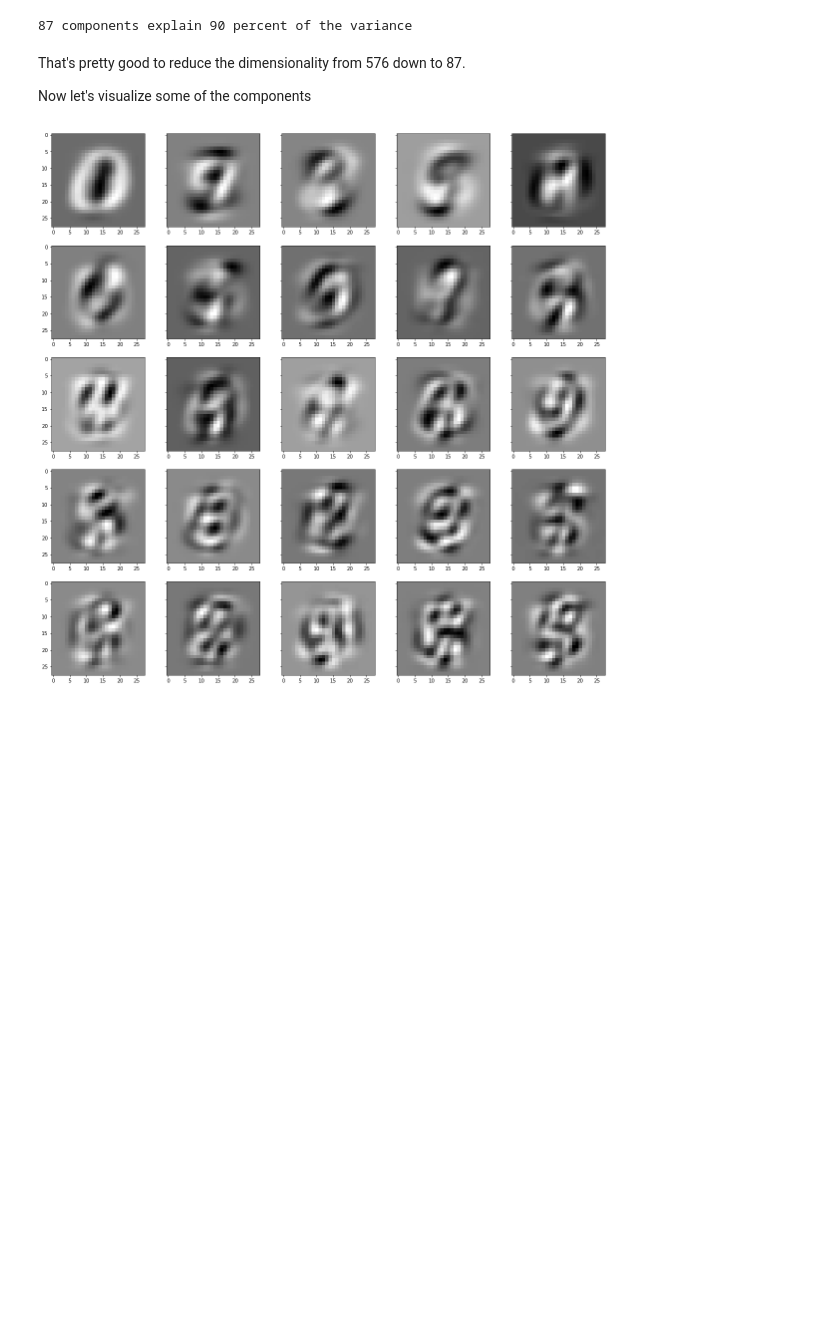
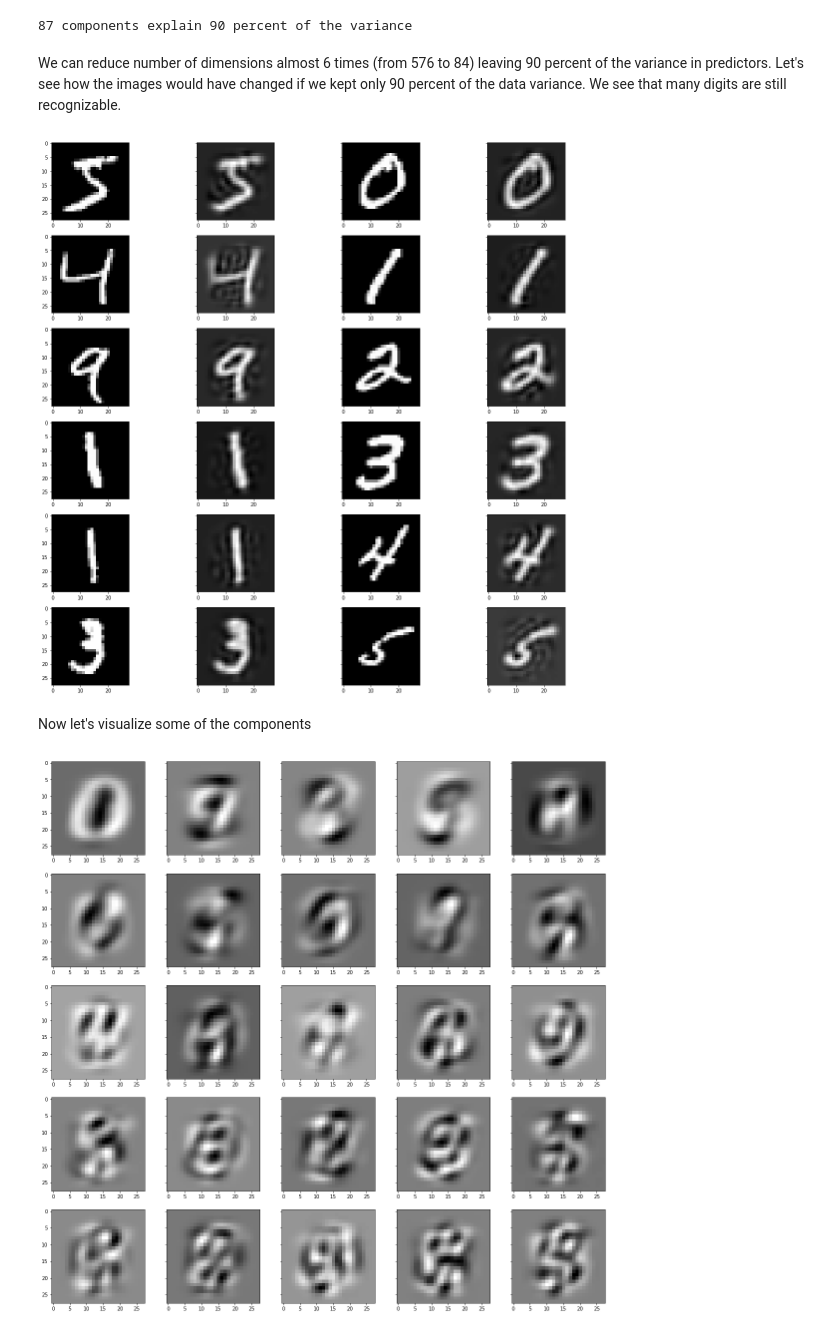
Before and after one commit to mskoryk/practiceML, a Jupyter notebook: PCA with images/PCA for images.ipynb, the cells around one changed output. Drawn from its saved outputs; the diff is of its cells as text; code cells hidden in the pictures; blank space fills up the shorter version.

Commit message:
adding restored images after PCA to the notebook / PCA fot images

```diff
--- a/PCA with images/PCA for images.ipynb
+++ b/PCA with images/PCA for images.ipynb
@@ -90,9 +91,21 @@ n_comps = np.where(np.cumsum(pca_mnist.explained_variance_ratio_) > 0.9)[0][0] +
 print("{} components explain 90 percent of the variance".format(n_comps))
 # %% [output]
 87 components explain 90 percent of the variance
+# %% [markdown]
+We can reduce number of dimensions almost 6 times (from 576 to 84) leaving 90 percent of the variance in predictors. Let's see how the images would have changed if we kept only 90 percent of the data variance. We see that many digits are still recognizable.
+# %%
+images_pca = pca_mnist.transform(images)
+images_pca[:, n_comps:] = 0
+images_restored = pca_mnist.inverse_transform(images_pca)
+
+f, axes = plt.subplots(6, 4, sharey=True, figsize=(20, 20))
+for i in range(6):
+    for j in range(2):
+        axes[i, 2 * j].imshow(np.array(images[i * 2 + j]).reshape(28, 28), cmap='gray')
+        axes[i, 2 * j + 1].imshow(np.array(images_restored[2 * i + j]).reshape(28, 28), cmap='gray')
+# %% [output]
+[figure, added]
 # %% [markdown]
-That's pretty good to reduce the dimensionality from 576 down to 87.
-
 Now let's visualize some of the components
 # %%
 f, axes = plt.subplots(5, 5, sharey=True, figsize=(20,20))
```
Also changed, not shown: parts of 9 cells of this notebook.
